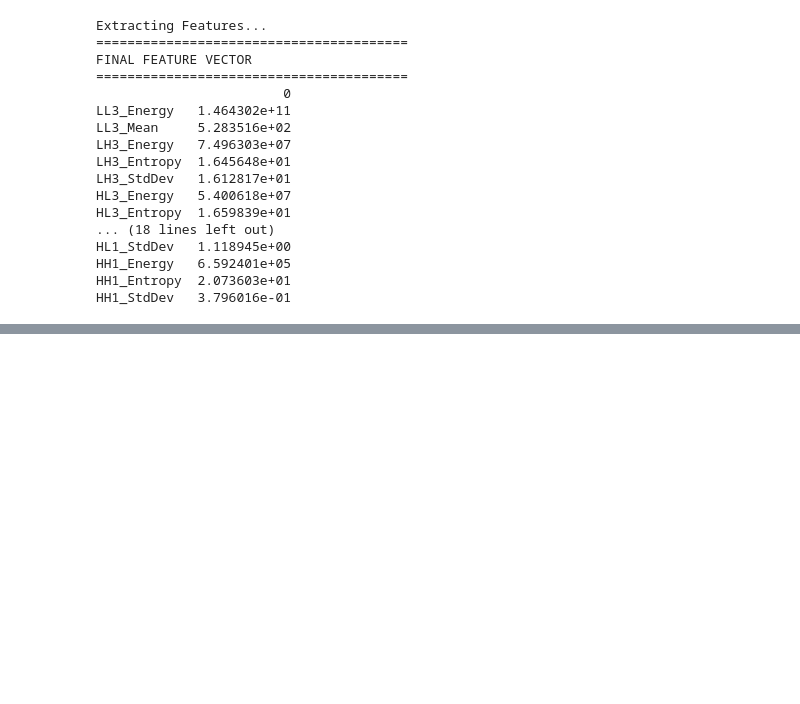
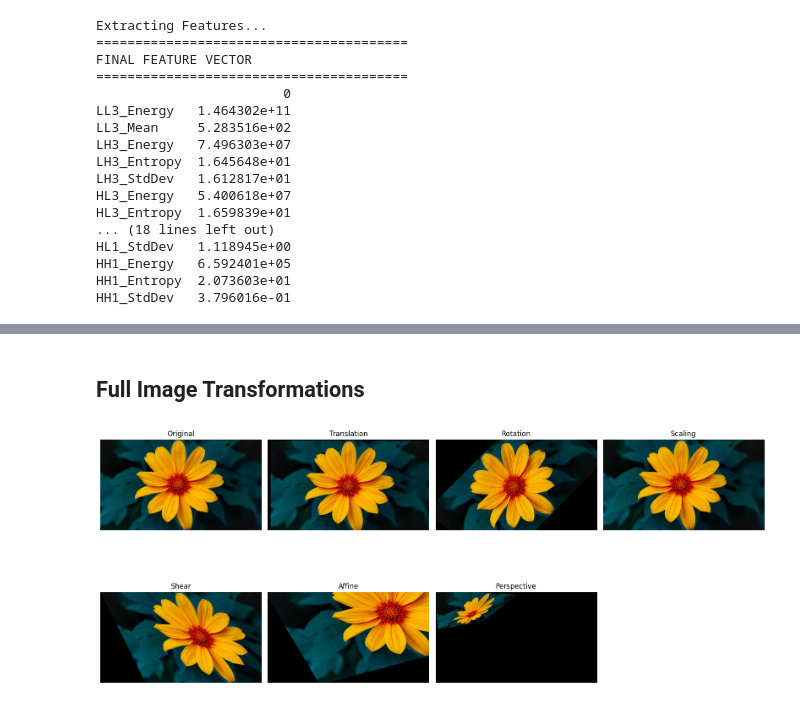
Before and after one commit to Lokesh66666/computer-vision, a Jupyter notebook: Welcome_To_Colab.ipynb, the cells around one changed output, grey strips where cells are left out. Drawn from its saved outputs; the diff is of its cells as text; code cells hidden in the pictures; blank space fills up the shorter version.

```diff
--- a/Welcome_To_Colab.ipynb
+++ b/Welcome_To_Colab.ipynb
@@ -421,0 +591,68 @@ HH1_StdDev   3.796016e-01
+# %% [markdown]
+## Full Image Transformations
+# %%
+import cv2
+import numpy as np
+import matplotlib.pyplot as plt
+
+# ---------- LOAD IMAGE ----------
+img = cv2.imread("prem github.jpg")
+if img is None:
+    raise FileNotFoundError("Image not found.")
+
+rows, cols, ch = img.shape
+
+# ---------- 1. TRANSLATION ----------
+M_trans = np.float32([[1, 0, 100], [0, 1, 50]])
+dst_trans = cv2.warpAffine(img, M_trans, (cols, rows))
+
+# ---------- 2. ROTATION ----------
+center = (cols // 2, rows // 2)
+M_rot = cv2.getRotationMatrix2D(center, 45, 1.0)
+dst_rot = cv2.warpAffine(img, M_rot, (cols, rows))
+
+# ---------- 3. SCALING ----------
+dst_scale = cv2.resize(img, None, fx=1.5, fy=1.5)
+
+# ---------- 4. SHEARING ----------
+M_shear = np.float32([[1, 0.5, 0],
+                      [0, 1, 0]])
+dst_shear = cv2.warpAffine(img, M_shear, (cols, rows))
+
+# ---------- 5. AFFINE ----------
+pts1 = np.float32([[50, 50], [200, 50], [50, 200]])
+pts2 = np.float32([[10, 100], [200, 50], [100, 250]])
+M_affine = cv2.getAffineTransform(pts1, pts2)
+dst_affine = cv2.warpAffine(img, M_affine, (cols, rows))
+
+# ---------- 6. PERSPECTIVE ----------
+pts3 = np.float32([[56, 65], [368, 52], [28, 387], [389, 390]])
+pts4 = np.float32([[0, 0], [300, 0], [0, 300], [300, 300]])
+M_persp = cv2.getPerspectiveTransform(pts3, pts4)
+dst_persp = cv2.warpPerspective(img, M_persp, (cols, rows))
+
+# ---------- DISPLAY ----------
+titles = ['Original', 'Translation', 'Rotation',
+          'Scaling', 'Shear', 'Affine', 'Perspective']
+
+images = [
+    img,
+    dst_trans,
+    dst_rot,
+    dst_scale,
+    dst_shear,
+    dst_affine,
+    dst_persp
+]
+
+plt.figure(figsize=(16, 8))
+for i in range(len(images)):
+    plt.subplot(2, 4, i + 1)
+    plt.imshow(cv2.cvtColor(images[i], cv2.COLOR_BGR2RGB))
+    plt.title(titles[i])
+    plt.axis('off')
+
+plt.tight_layout()
+plt.show()
+# %% [output]
+[figure, added]
```
Also changed, not shown: parts of 3 cells of this notebook.
